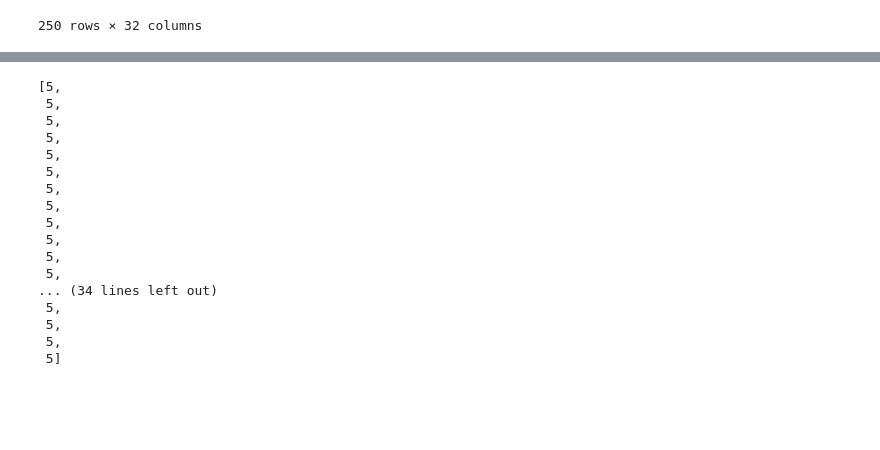
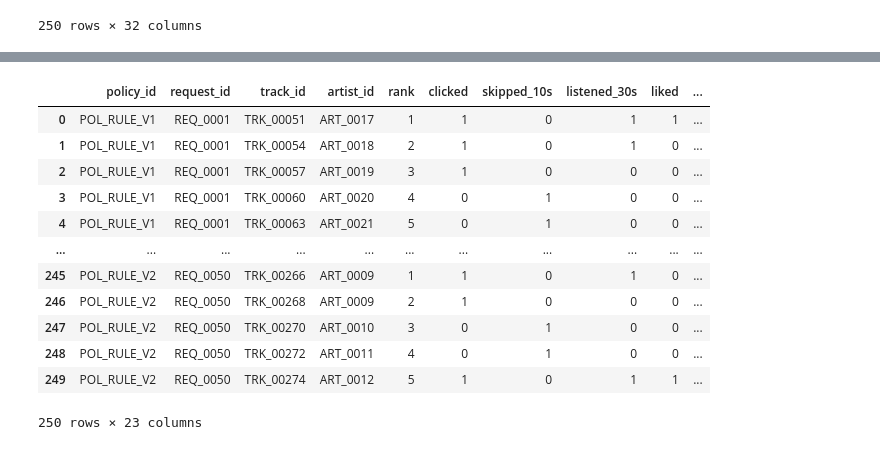
Before and after one commit to kyungheee/spt-be, a Jupyter notebook: sample/data/sample_data.ipynb, the cells around one changed output, grey strips where cells are left out. Saved outputs shown, nothing was run; the diff lists cells and outputs as text; code cells hidden in the pictures; blank space fills up the shorter version.

```diff
--- a/sample/data/sample_data.ipynb
+++ b/sample/data/sample_data.ipynb
@@ -207,3 +207,12 @@ X
 | 248 | 0 | 2 | 0 | 1 | 0 | 2 | 2 | ... |
 | 249 | 0 | 2 | 0 | 1 | 0 | 2 | 2 | ... |
 250 rows × 32 columns
+# %%
+df["new_reward_score"] = (
+    5 * df["liked"] +
+    3 * df["listened_30s"] +
+    1 * df["clicked"] +
+    0 * df["skipped_10s"]
+)
+
+df["new_reward_score"]
@@ -212,20 +249,22 @@ y = df["reward_score"].astype(float)
 # %%
-df.groupby("request_id").size().to_list()
+sort_cols = ["request_id", "rank"]
+
+df = df.sort_values(sort_cols).reset_index(drop=True)
+X = X.loc[df.index].reset_index(drop=True)
+y = y.loc[df.index].reset_index(drop=True)
-# %% [output]
-[5,
- 5,
- 5,
- 5,
- 5,
- 5,
- 5,
- 5,
- 5,
- 5,
- 5,
- 5,
-... (34 lines left out)
- 5,
- 5,
- 5,
- 5]
+# %%
+df
+# %% [output]
+|  | policy_id | request_id | track_id | artist_id | rank | clicked | skipped_10s | listened_30s | liked | ... |
+| 0 | POL_RULE_V1 | REQ_0001 | TRK_00051 | ART_0017 | 1 | 1 | 0 | 1 | 1 | ... |
+| 1 | POL_RULE_V1 | REQ_0001 | TRK_00054 | ART_0018 | 2 | 1 | 0 | 1 | 0 | ... |
+| 2 | POL_RULE_V1 | REQ_0001 | TRK_00057 | ART_0019 | 3 | 1 | 0 | 0 | 0 | ... |
+| 3 | POL_RULE_V1 | REQ_0001 | TRK_00060 | ART_0020 | 4 | 0 | 1 | 0 | 0 | ... |
+| 4 | POL_RULE_V1 | REQ_0001 | TRK_00063 | ART_0021 | 5 | 0 | 1 | 0 | 0 | ... |
+| ... | ... | ... | ... | ... | ... | ... | ... | ... | ... | ... |
+| 245 | POL_RULE_V2 | REQ_0050 | TRK_00266 | ART_0009 | 1 | 1 | 0 | 1 | 0 | ... |
+| 246 | POL_RULE_V2 | REQ_0050 | TRK_00268 | ART_0009 | 2 | 1 | 0 | 0 | 0 | ... |
+| 247 | POL_RULE_V2 | REQ_0050 | TRK_00270 | ART_0010 | 3 | 0 | 1 | 0 | 0 | ... |
+| 248 | POL_RULE_V2 | REQ_0050 | TRK_00272 | ART_0011 | 4 | 0 | 1 | 0 | 0 | ... |
+| 249 | POL_RULE_V2 | REQ_0050 | TRK_00274 | ART_0012 | 5 | 1 | 0 | 1 | 1 | ... |
+250 rows × 23 columns
```
Also changed, not shown: parts of 10 cells of this notebook, 1 other file.
